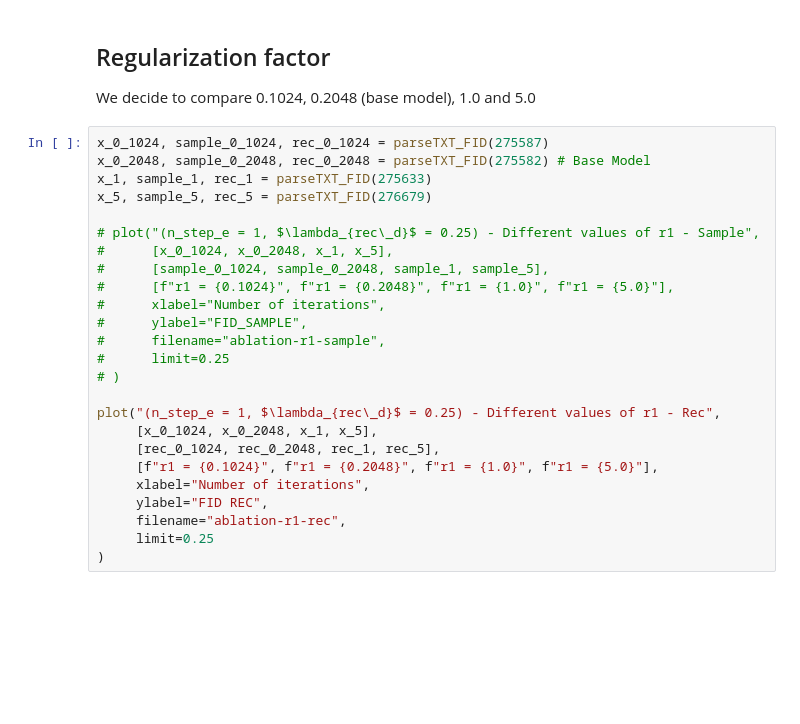
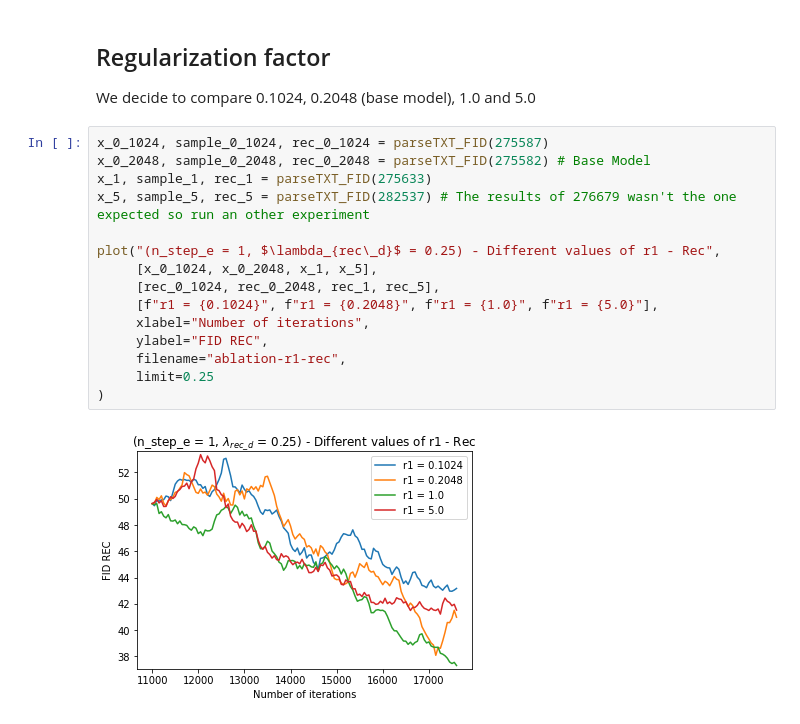
Before and after one commit to njules/FaceFilter, a Jupyter notebook: plot_function.ipynb, the cells around one changed output. Cells and saved outputs as stored; diff of their text form; blank space fills up the shorter version.

Commit message:
Re-compute the plots

```diff
--- a/plot_function.ipynb
+++ b/plot_function.ipynb
@@ -295,28 +239,20 @@ We decide to compare 0.1024, 0.2048 (base model), 1.0 and 5.0
 # %%
 x_0_1024, sample_0_1024, rec_0_1024 = parseTXT_FID(275587)
 x_0_2048, sample_0_2048, rec_0_2048 = parseTXT_FID(275582) # Base Model
 x_1, sample_1, rec_1 = parseTXT_FID(275633)
-x_5, sample_5, rec_5 = parseTXT_FID(276679)
-
-# plot("(n_step_e = 1, $\lambda_{rec\_d}$ = 0.25) - Different values of r1 - Sample",
-#      [x_0_1024, x_0_2048, x_1, x_5],
-#      [sample_0_1024, sample_0_2048, sample_1, sample_5],
-#      [f"r1 = {0.1024}", f"r1 = {0.2048}", f"r1 = {1.0}", f"r1 = {5.0}"],
-#      xlabel="Number of iterations",
-#      ylabel="FID_SAMPLE",
-#      filename="ablation-r1-sample",
-#      limit=0.25
-# )
+x_5, sample_5, rec_5 = parseTXT_FID(282537) # The results of 276679 wasn't the one expected so run an other experiment
 
 plot("(n_step_e = 1, $\lambda_{rec\_d}$ = 0.25) - Different values of r1 - Rec",
      [x_0_1024, x_0_2048, x_1, x_5],
      [rec_0_1024, rec_0_2048, rec_1, rec_5],
      [f"r1 = {0.1024}", f"r1 = {0.2048}", f"r1 = {1.0}", f"r1 = {5.0}"],
      xlabel="Number of iterations",
      ylabel="FID REC",
      filename="ablation-r1-rec",
      limit=0.25
 )
+# %% [output]
+[figure, added]
 # %%
 x_1, pix_1, vgg_1, ref_pix_1, ref_vgg_1 = parseTXT_LOSS(275587)
 x_2, pix_2, vgg_2, ref_pix_2, ref_vgg_2 = parseTXT_LOSS(275582)
```
Also changed, not shown: parts of 7 cells of this notebook.
